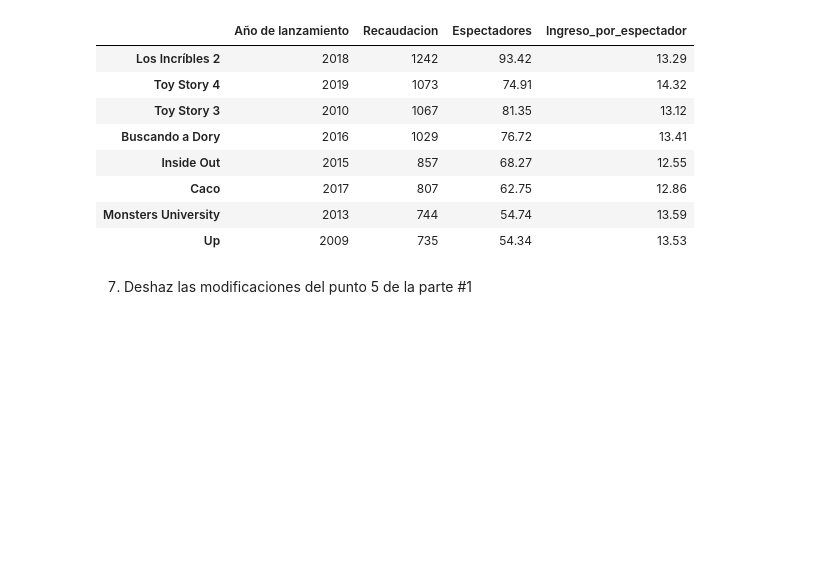
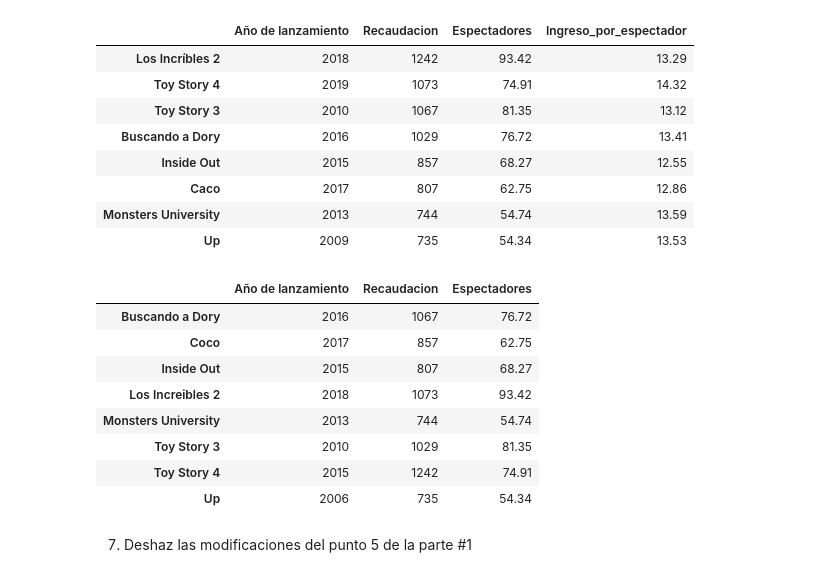
Before and after one commit to ChiaraTot/ONLINE_DS_THEBRIDGE_CHIARA, a Jupyter notebook: Practicas_Obligatorias/18_Practica_Obligatoria_Pandas_I.ipynb, the cells around one changed output. Saved outputs shown, nothing was run; the diff lists cells and outputs as text; code cells hidden in the pictures; blank space fills up the shorter version.

```diff
--- a/Practicas_Obligatorias/18_Practica_Obligatoria_Pandas_I.ipynb
+++ b/Practicas_Obligatorias/18_Practica_Obligatoria_Pandas_I.ipynb
@@ -285,6 +306,18 @@ df_peli.sort_values("Recaudacion", ascending= False)
 | Caco | 2017 | 807 | 62.75 | 12.86 |
 | Monsters University | 2013 | 744 | 54.74 | 13.59 |
 | Up | 2009 | 735 | 54.34 | 13.53 |
+# %%
+df_peli.sort_index()  # sort_index ordena segun los indices!!!
+# %% [output]
+|  | Año de lanzamiento | Recaudacion | Espectadores |
+| Buscando a Dory | 2016 | 1067 | 76.72 |
+| Coco | 2017 | 857 | 62.75 |
+| Inside Out | 2015 | 807 | 68.27 |
+| Los Increibles 2 | 2018 | 1073 | 93.42 |
+| Monsters University | 2013 | 744 | 54.74 |
+| Toy Story 3 | 2010 | 1029 | 81.35 |
+| Toy Story 4 | 2015 | 1242 | 74.91 |
+| Up | 2006 | 735 | 54.34 |
 # %% [markdown]
 7. Deshaz las modificaciones del punto 5 de la parte #1
 # %%
```
Also changed, not shown: parts of 12 cells of this notebook, 13 other files.
